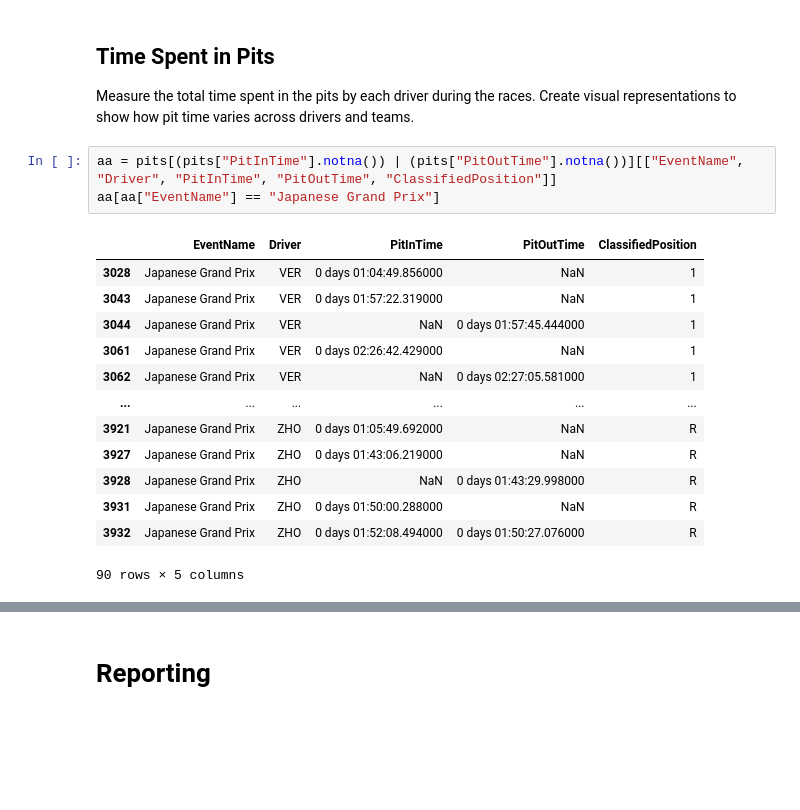
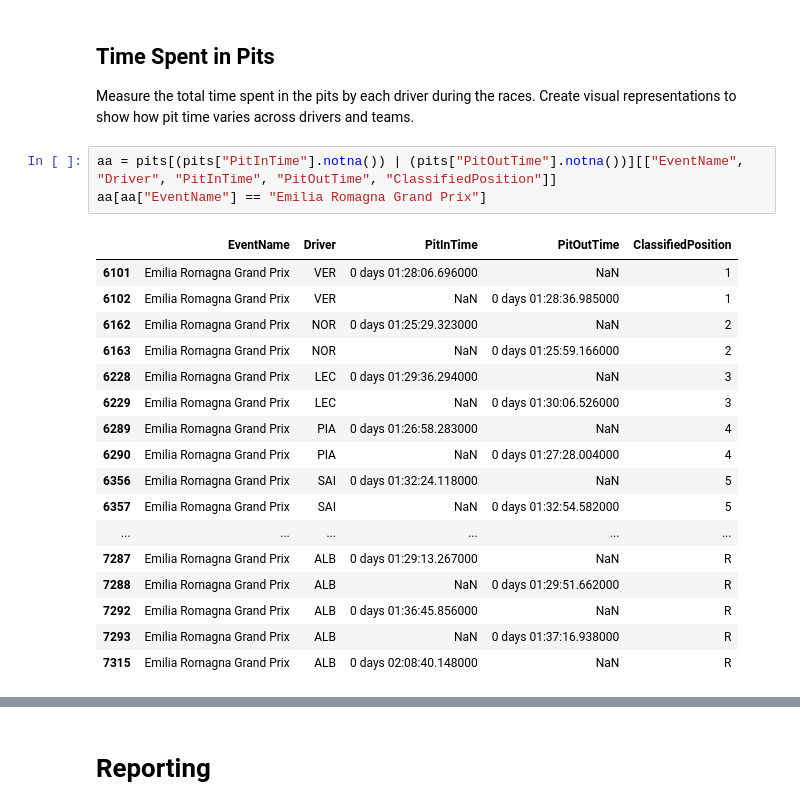
Before and after one commit to MyNameIsCalvinDavis/Data-Science, a Jupyter notebook: F1/F1.ipynb, the cells around one changed output, grey strips where cells are left out. Drawn from its saved outputs; the diff is of its cells as text; blank space fills up the shorter version.

```diff
--- a/F1/F1.ipynb
+++ b/F1/F1.ipynb
@@ -566,19 +566,23 @@ sns.lineplot(data=lapsg, x="Stint", y="Sec", ax=ax)
 Measure the total time spent in the pits by each driver during the races. Create visual representations to show how pit time varies across drivers and teams.
 # %%
 aa = pits[(pits["PitInTime"].notna()) | (pits["PitOutTime"].notna())][["EventName", "Driver", "PitInTime", "PitOutTime", "ClassifiedPosition"]]
-aa[aa["EventName"] == "Japanese Grand Prix"]
+aa[aa["EventName"] == "Emilia Romagna Grand Prix"]
 # %% [output]
 |  | EventName | Driver | PitInTime | PitOutTime | ClassifiedPosition |
-| 3028 | Japanese Grand Prix | VER | 0 days 01:04:49.856000 | NaN | 1 |
-| 3043 | Japanese Grand Prix | VER | 0 days 01:57:22.319000 | NaN | 1 |
-| 3044 | Japanese Grand Prix | VER | NaN | 0 days 01:57:45.444000 | 1 |
-| 3061 | Japanese Grand Prix | VER | 0 days 02:26:42.429000 | NaN | 1 |
-| 3062 | Japanese Grand Prix | VER | NaN | 0 days 02:27:05.581000 | 1 |
+| 6101 | Emilia Romagna Grand Prix | VER | 0 days 01:28:06.696000 | NaN | 1 |
+| 6102 | Emilia Romagna Grand Prix | VER | NaN | 0 days 01:28:36.985000 | 1 |
+| 6162 | Emilia Romagna Grand Prix | NOR | 0 days 01:25:29.323000 | NaN | 2 |
+| 6163 | Emilia Romagna Grand Prix | NOR | NaN | 0 days 01:25:59.166000 | 2 |
+| 6228 | Emilia Romagna Grand Prix | LEC | 0 days 01:29:36.294000 | NaN | 3 |
+| 6229 | Emilia Romagna Grand Prix | LEC | NaN | 0 days 01:30:06.526000 | 3 |
+| 6289 | Emilia Romagna Grand Prix | PIA | 0 days 01:26:58.283000 | NaN | 4 |
+| 6290 | Emilia Romagna Grand Prix | PIA | NaN | 0 days 01:27:28.004000 | 4 |
+| 6356 | Emilia Romagna Grand Prix | SAI | 0 days 01:32:24.118000 | NaN | 5 |
+| 6357 | Emilia Romagna Grand Prix | SAI | NaN | 0 days 01:32:54.582000 | 5 |
 | ... | ... | ... | ... | ... | ... |
-| 3921 | Japanese Grand Prix | ZHO | 0 days 01:05:49.692000 | NaN | R |
-| 3927 | Japanese Grand Prix | ZHO | 0 days 01:43:06.219000 | NaN | R |
-| 3928 | Japanese Grand Prix | ZHO | NaN | 0 days 01:43:29.998000 | R |
-| 3931 | Japanese Grand Prix | ZHO | 0 days 01:50:00.288000 | NaN | R |
-| 3932 | Japanese Grand Prix | ZHO | 0 days 01:52:08.494000 | 0 days 01:50:27.076000 | R |
+| 7287 | Emilia Romagna Grand Prix | ALB | 0 days 01:29:13.267000 | NaN | R |
+| 7288 | Emilia Romagna Grand Prix | ALB | NaN | 0 days 01:29:51.662000 | R |
+| 7292 | Emilia Romagna Grand Prix | ALB | 0 days 01:36:45.856000 | NaN | R |
+| 7293 | Emilia Romagna Grand Prix | ALB | NaN | 0 days 01:37:16.938000 | R |
+| 7315 | Emilia Romagna Grand Prix | ALB | 0 days 02:08:40.148000 | NaN | R |
-90 rows × 5 columns
 # %%
```
Also changed, not shown: parts of 15 cells of this notebook.
